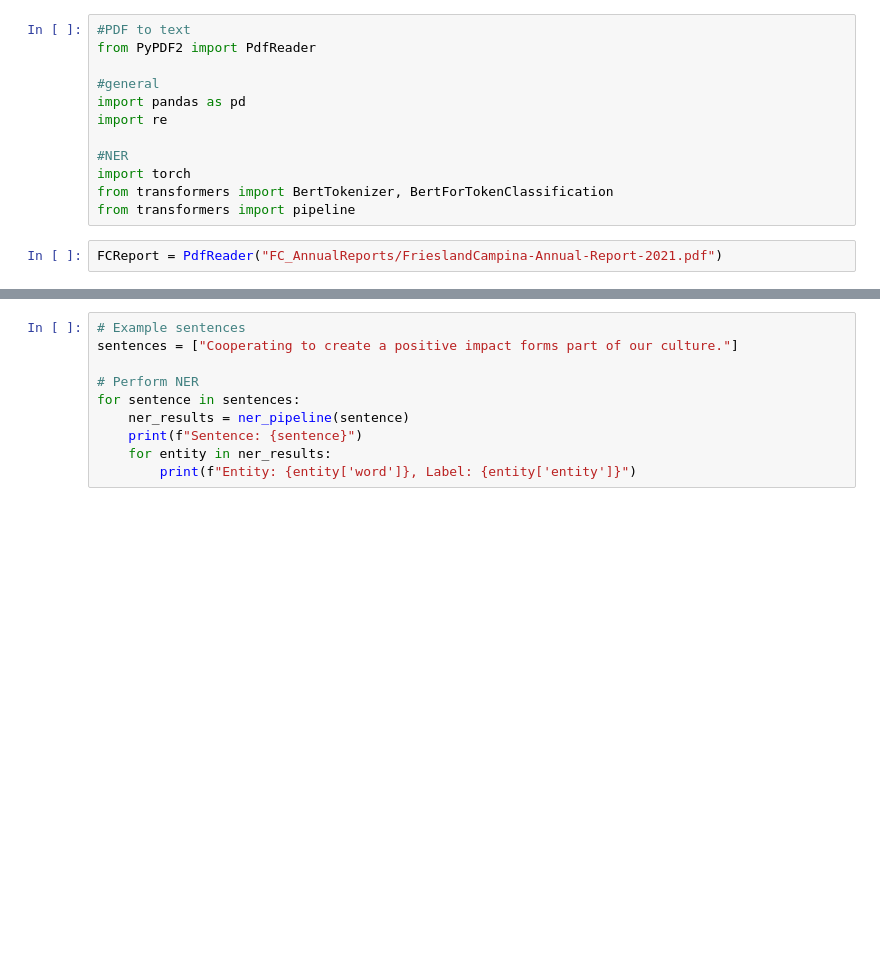
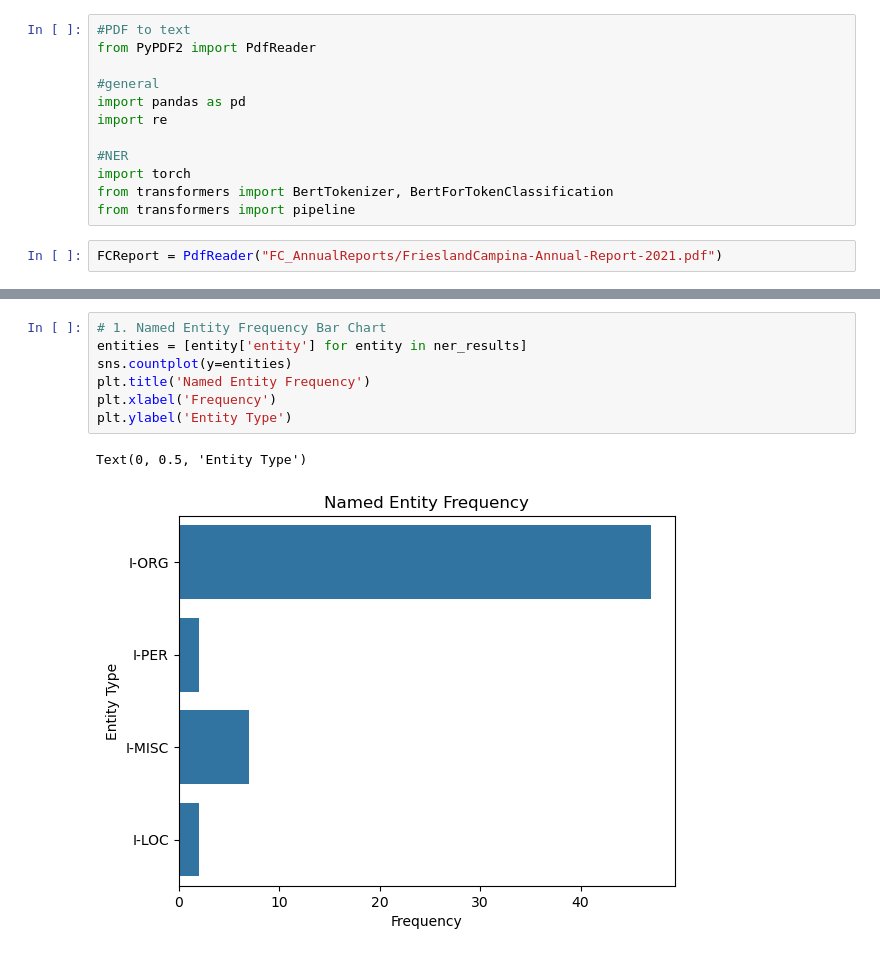
Before and after one commit to kapekm/FrieslandCampinaCaseStudy, a Jupyter notebook: FCCaseNotebook.ipynb, the cells around one changed output, grey strips where cells are left out. Cells and saved outputs as stored; diff of their text form; blank space fills up the shorter version.

```diff
--- a/FCCaseNotebook.ipynb
+++ b/FCCaseNotebook.ipynb
@@ -61,10 +141,10 @@ OSError: [Errno 28] No space left on device
 # %%
-# Example sentences
-sentences = ["Cooperating to create a positive impact forms part of our culture."]
-
-# Perform NER
-for sentence in sentences:
-    ner_results = ner_pipeline(sentence)
-    print(f"Sentence: {sentence}")
-    for entity in ner_results:
-        print(f"Entity: {entity['word']}, Label: {entity['entity']}")
+# 1. Named Entity Frequency Bar Chart
+entities = [entity['entity'] for entity in ner_results]
+sns.countplot(y=entities)
+plt.title('Named Entity Frequency')
+plt.xlabel('Frequency')
+plt.ylabel('Entity Type')
+# %% [output]
+Text(0, 0.5, 'Entity Type')
+[figure, added]
```
Also changed, not shown: parts of 15 cells of this notebook.
